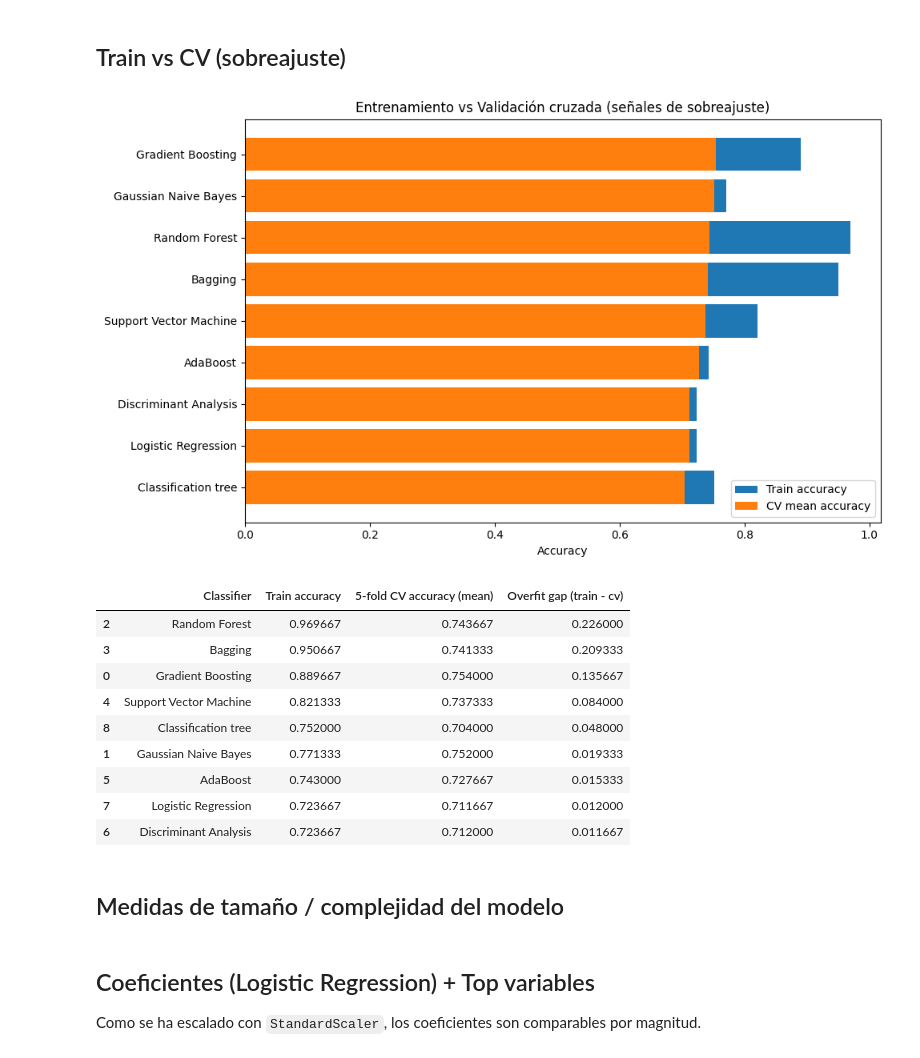
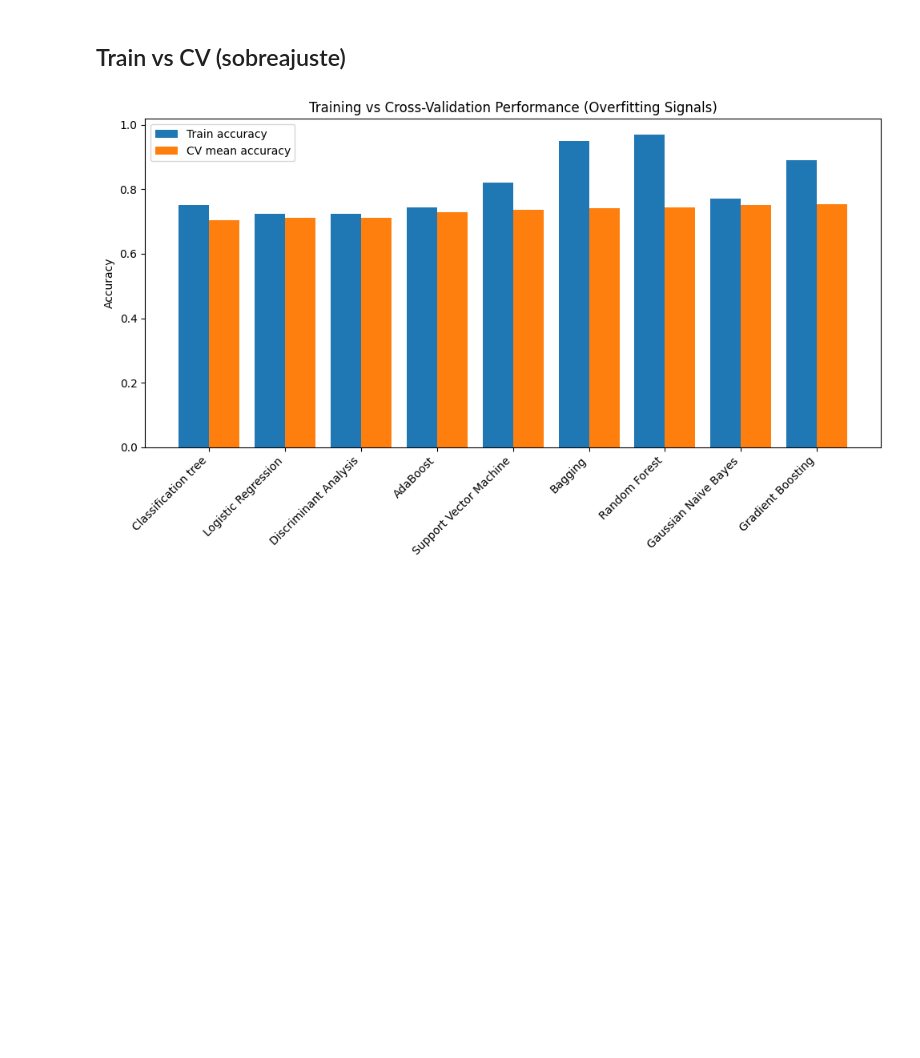
Before and after one commit to mayumar/Trabajo-Final-Supervisados, a Jupyter notebook: main.ipynb, the cells around one changed output. Drawn from its saved outputs; the diff is of its cells as text; code cells hidden in the pictures; blank space fills up the shorter version.

````diff
--- a/main.ipynb
+++ b/main.ipynb
@@ -716,37 +716,22 @@ plt.show()
 # %%
 plot_df = summary.copy().sort_values("5-fold CV accuracy (mean)", ascending=True)
 
 train = plot_df["Train accuracy"].values
 cvmean = plot_df["5-fold CV accuracy (mean)"].values
 labels = plot_df["Classifier"].values
 
+x = np.arange(len(labels))
+width = 0.4  # ancho de cada barra
+
 plt.figure(figsize=(10, 6))
-plt.barh(labels, train, label="Train accuracy")
-plt.barh(labels, cvmean, label="CV mean accuracy")
-plt.xlabel("Accuracy")
-plt.title("Entrenamiento vs Validación cruzada (señales de sobreajuste)")
+plt.bar(x - width/2, train, width=width, label="Train accuracy")
+plt.bar(x + width/2, cvmean, width=width, label="CV mean accuracy")
+
+plt.xticks(x, labels, rotation=45, ha="right")
+plt.ylabel("Accuracy")
+plt.title("Training vs Cross-Validation Performance (Overfitting Signals)")
 plt.legend()
 plt.tight_layout()
 plt.show()
-
-# Brecha numérica
-gap_df = summary.copy()
-gap_df["Overfit gap (train - cv)"] = gap_df["Train accuracy"] - gap_df["5-fold CV accuracy (mean)"]
-gap_df = gap_df.sort_values("Overfit gap (train - cv)", ascending=False)[
-    ["Classifier", "Train accuracy", "5-fold CV accuracy (mean)", "Overfit gap (train - cv)"]
-]
-gap_df
 # %% [output]
-[figure, old version]
+[figure, new version]
-|  | Classifier | Train accuracy | 5-fold CV accuracy (mean) | Overfit gap (train - cv) |
-| 2 | Random Forest | 0.969667 | 0.743667 | 0.226000 |
-| 3 | Bagging | 0.950667 | 0.741333 | 0.209333 |
-| 0 | Gradient Boosting | 0.889667 | 0.754000 | 0.135667 |
-| 4 | Support Vector Machine | 0.821333 | 0.737333 | 0.084000 |
-| 8 | Classification tree | 0.752000 | 0.704000 | 0.048000 |
-| 1 | Gaussian Naive Bayes | 0.771333 | 0.752000 | 0.019333 |
-| 5 | AdaBoost | 0.743000 | 0.727667 | 0.015333 |
-| 7 | Logistic Regression | 0.723667 | 0.711667 | 0.012000 |
-| 6 | Discriminant Analysis | 0.723667 | 0.712000 | 0.011667 |
-# %% [markdown]
-## Medidas de tamaño / complejidad del modelo
@@ -803,4 +737,0 @@ complexity_df
-# %% [markdown]
-## Coeficientes (Logistic Regression) + Top variables
-
-Como se ha escalado con ```StandardScaler```, los coeficientes son comparables por magnitud.
````
Also changed, not shown: parts of 12 cells of this notebook.
